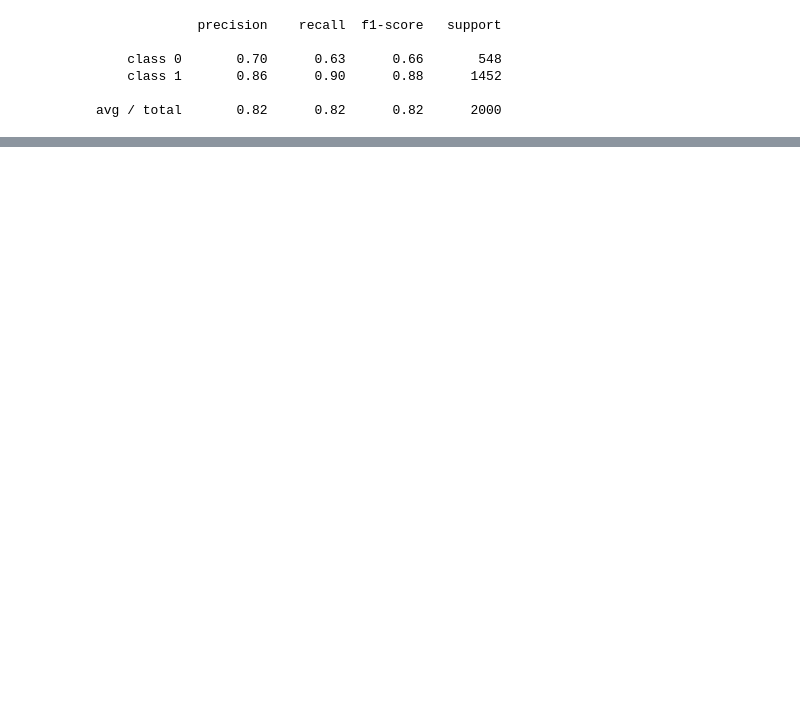
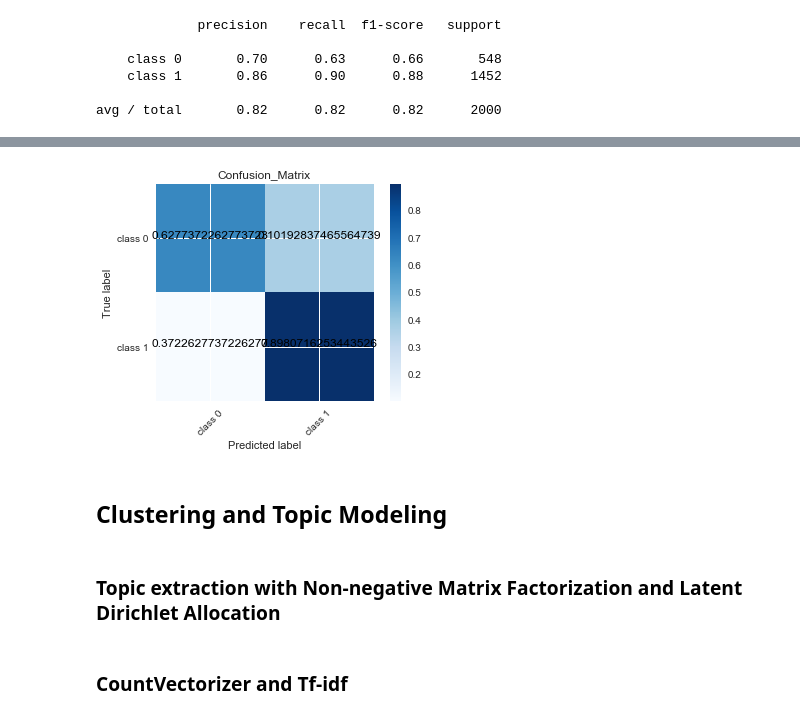
Before and after one commit to DataDima90/Recommendation_Engine, a Jupyter notebook: Recommendation_Engine.ipynb, the cells around one changed output, grey strips where cells are left out. Cells and saved outputs as stored; diff of their text form; code cells hidden in the pictures; blank space fills up the shorter version.

Commit message:
added topic modelling

```diff
--- a/Recommendation_Engine.ipynb
+++ b/Recommendation_Engine.ipynb
@@ -166,0 +213,2 @@ avg / total       0.82      0.82      0.82      2000
+# %%
+cm_normalized = cm.astype('float') / cm.sum(axis=1)[:, np.newaxis]
@@ -166,0 +241,28 @@ avg / total       0.82      0.82      0.82      2000
+# %%
+cm_normalized = pd.DataFrame(cm_normalized)
+plt.imshow(cm_normalized, interpolation='nearest', cmap=plt.cm.Blues)
+plt.title('Confusion_Matrix')
+plt.colorbar()
+tick_marks = np.arange(len(target_name))
+plt.xticks(tick_marks, target_name, rotation=45)
+plt.yticks(tick_marks, target_name)
+
+#format(cm[i, j], fmt)
+
+for i in range(cm_normalized.shape[0]):
+    for j in range(cm_normalized.shape[1]):
+        plt.text(i, j, cm_normalized.iloc[i, j],
+            horizontalalignment="center",
+            color="black")
+
+plt.ylabel('True label')
+plt.xlabel('Predicted label')
+plt.show()
+# %% [output]
+[figure, added]
+# %% [markdown]
+## Clustering and Topic Modeling
+# %% [markdown]
+### Topic extraction with Non-negative Matrix Factorization and Latent Dirichlet Allocation
+# %% [markdown]
+### CountVectorizer and Tf-idf
```
Also changed, not shown: parts of 38 cells of this notebook.
